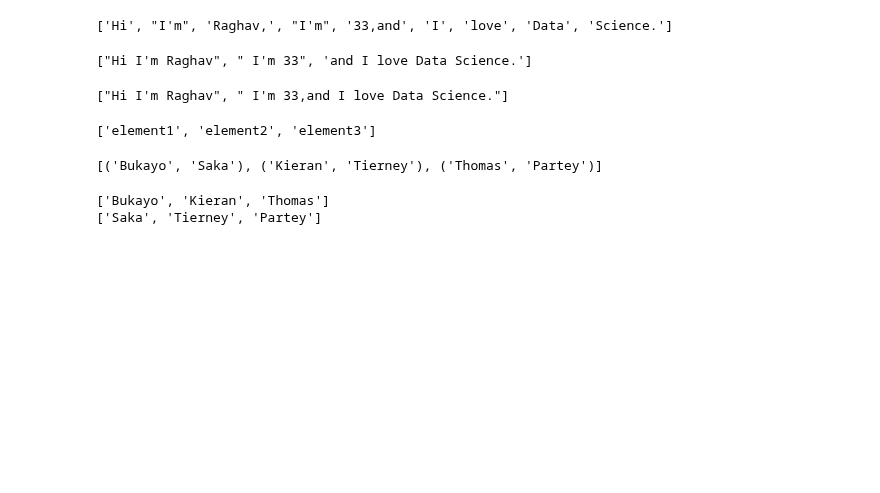
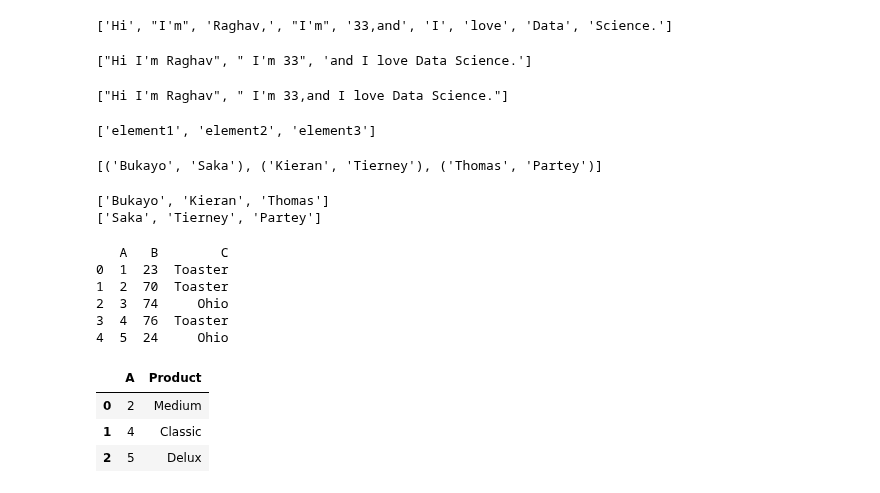
Before and after one commit to Raghav087/Python, a Jupyter notebook: Basics.ipynb, the cells around one changed output. Saved outputs shown, nothing was run; the diff lists cells and outputs as text; code cells hidden in the pictures; blank space fills up the shorter version.

```diff
--- a/Basics.ipynb
+++ b/Basics.ipynb
@@ -1109,3 +1109,25 @@ print(list(l1))
 # %% [output]
 ['Bukayo', 'Kieran', 'Thomas']
 ['Saka', 'Tierney', 'Partey']
+# %%
+#Merge dataframes.
+import numpy as np
+import pandas as pd
+df1 = pd.DataFrame({ 'A' : range(1, 6 ,1),
+                     'B' : np.random.randint(5, 105 , size = 5),
+                     'C' : ['Toaster','Toaster','Ohio', 'Toaster','Ohio'] })
+df2 = pd.DataFrame({'A' : [2, 4, 5],
+                    'Product' : ['Medium', 'Classic', 'Delux']})
+print(df1)
+df2
+# %% [output]
+   A   B        C
+0  1  23  Toaster
+1  2  70  Toaster
+2  3  74     Ohio
+3  4  76  Toaster
+4  5  24     Ohio
+|  | A | Product |
+| 0 | 2 | Medium |
+| 1 | 4 | Classic |
+| 2 | 5 | Delux |
```
Also changed, not shown: parts of 2 cells of this notebook.
